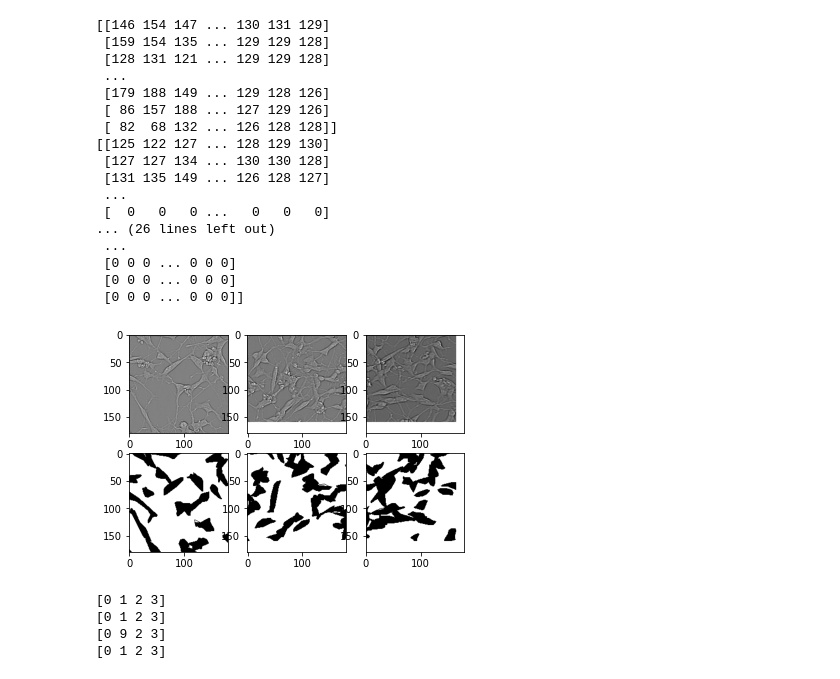
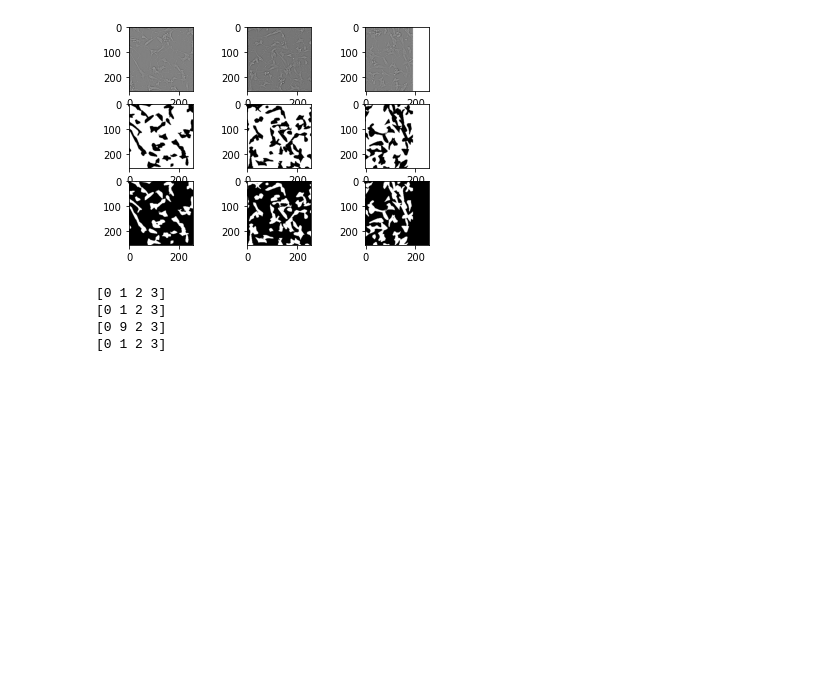
Before and after one commit to daaiwusheng/kaggleChallenge, a Jupyter notebook: notebookfiles/testhandle_targets.ipynb, the cells around one changed output. Drawn from its saved outputs; the diff is of its cells as text; code cells hidden in the pictures; blank space fills up the shorter version.

```diff
--- a/notebookfiles/testhandle_targets.ipynb
+++ b/notebookfiles/testhandle_targets.ipynb
@@ -12,36 +13,26 @@ from PIL import Image
 # %%
-dataprovider = KaggleDataSaver(180)
+dataprovider = KaggleDataSaver(256)
 # visualise some examples from the dataset
 number = 3
-fig, ax = plt.subplots(2,number)
+fig, ax = plt.subplots(3,number)
 for i, ax in enumerate(ax.flatten()):
-    if i < number:
-        image_name = dataprovider.train_images[i]
+    if i < 6:
+        if i < number:
+            image_name = dataprovider.train_images[i]
+        elif i > 2 and i < 6:
+            image_name = dataprovider.train_labels[i-number]
+        plottable_image = Image.open(image_name).convert("L")
+        image_array = np.asarray(plottable_image)
+        ax.imshow(plottable_image, cmap='gray_r')
     else:
-        image_name = dataprovider.train_labels[i-number]
-    plottable_image = Image.open(image_name).convert("L")
-    image_array = np.asarray(plottable_image)
-    print(image_array)
-    ax.imshow(plottable_image, cmap='gray_r')
+        image_name = dataprovider.train_labels[i-2*number]
+        plottable_image = Image.open(image_name).convert("L")
+        image_array = np.asarray(plottable_image)
+        image_array = remove_small_holes(image_array, 2)
+        plottable_image = Image.fromarray(image_array)
+        ax.imshow(plottable_image, cmap='gray_r')
 # %% [output]
-[[146 154 147 ... 130 131 129]
- [159 154 135 ... 129 129 128]
- [128 131 121 ... 129 129 128]
- ...
- [179 188 149 ... 129 128 126]
- [ 86 157 188 ... 127 129 126]
- [ 82  68 132 ... 126 128 128]]
-[[125 122 127 ... 128 129 130]
- [127 127 134 ... 130 130 128]
- [131 135 149 ... 126 128 127]
- ...
- [  0   0   0 ...   0   0   0]
-... (26 lines left out)
- ...
- [0 0 0 ... 0 0 0]
- [0 0 0 ... 0 0 0]
- [0 0 0 ... 0 0 0]]
-[figure, old version]
+[figure, new version]
 # %%
 
 a = np.arange(4)
```
Also changed, not shown: parts of 1 cell of this notebook, 6 other files.
